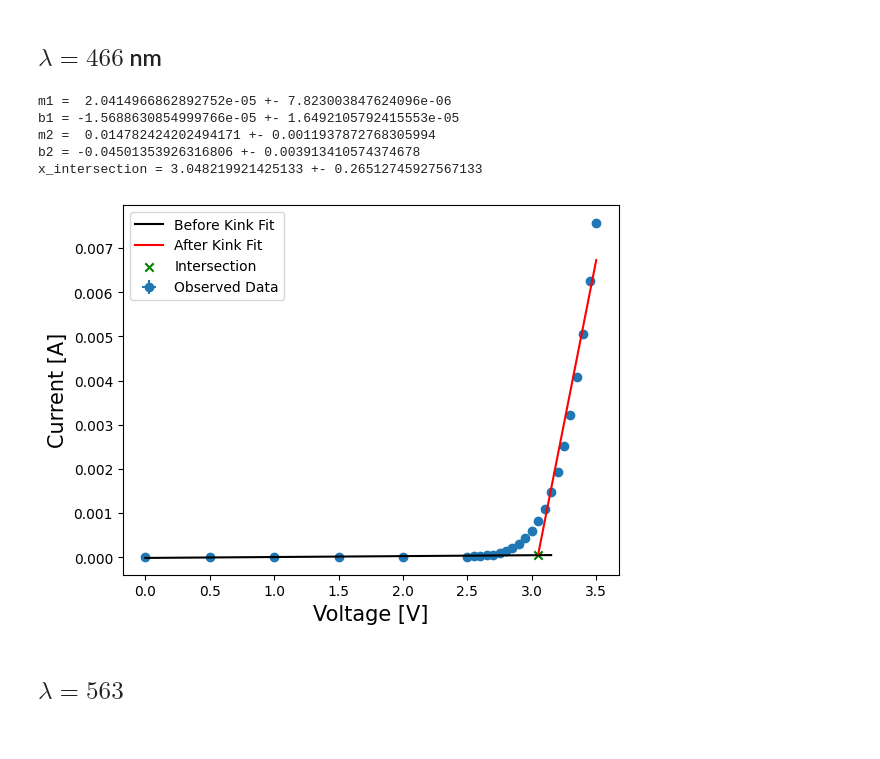
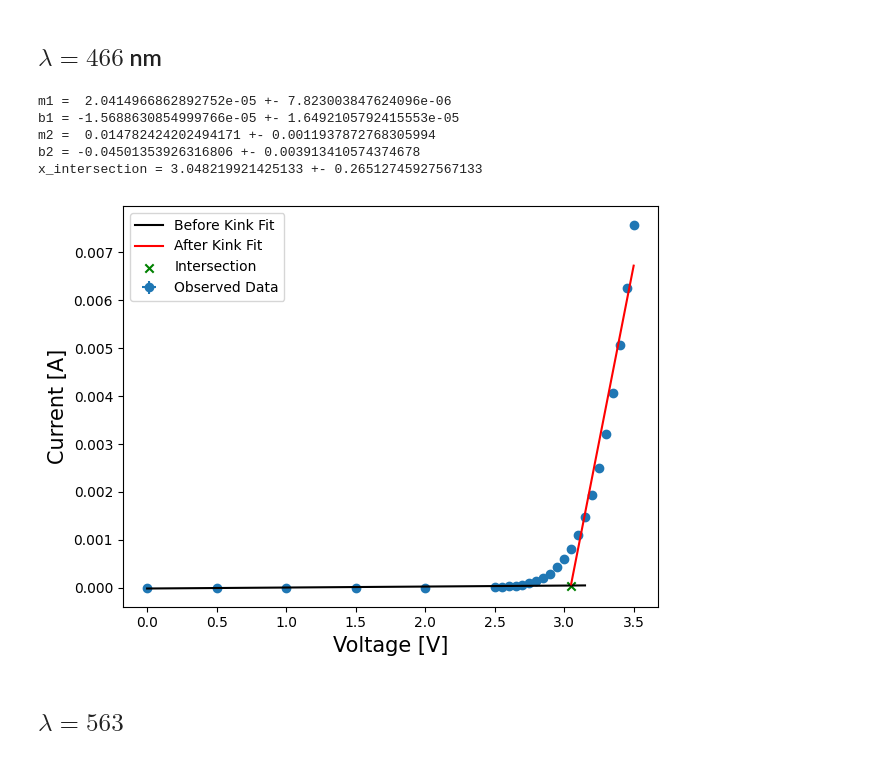
Before and after one commit to devkhullar/phys2925, a Jupyter notebook: diode/code/analysis.ipynb, the cells around one changed output. Drawn from its saved outputs; the diff is of its cells as text; code cells hidden in the pictures.

```diff
--- a/diode/code/analysis.ipynb
+++ b/diode/code/analysis.ipynb
@@ -357,34 +359,36 @@ plt.plot(
     linear_fit(voltage[:kink_index + 8], *popt),
     c='k',
     label='Before Kink Fit',
     zorder=10,
 )
 plt.plot(
     voltage[kink_index + 5:],
     linear_fit(voltage[kink_index + 5:], *popt_),
     c='red',
     zorder=12,
     label='After Kink Fit'
 )
 
 x_int, y_int = find_intersection(*popt, *popt_)
 x_int_err = uncertainty(*popt, *np.sqrt(np.diag(pcov)), *popt_, *np.sqrt(np.diag(pcov_)))
 print(f'x_intersection = {x_int} +- {x_int_err}')
 # print(f'y_intersection')
 
 plt.scatter(x_int, y_int, color='green', marker='x', label='Intersection')
 
 plt.xlabel('Voltage [V]', fontsize=fontsize)
 plt.ylabel('Current [A]', fontsize=fontsize)
 plt.legend()
+plt.tight_layout()
+plt.savefig('../tex/figures/466nm.png', dpi=300, bbox_inches='tight')
 plt.show()
 # %% [output]
 m1 =  2.0414966862892752e-05 +- 7.823003847624096e-06
 b1 = -1.5688630854999766e-05 +- 1.6492105792415553e-05
 m2 =  0.014782424202494171 +- 0.0011937872768305994
 b2 = -0.04501353926316806 +- 0.003913410574374678
 x_intersection = 3.048219921425133 +- 0.26512745927567133
-[figure, old version]
+[figure, new version]
 # %% [markdown]
 ## $\lambda = 563$
 # %%
```
Also changed, not shown: parts of 12 cells of this notebook.
